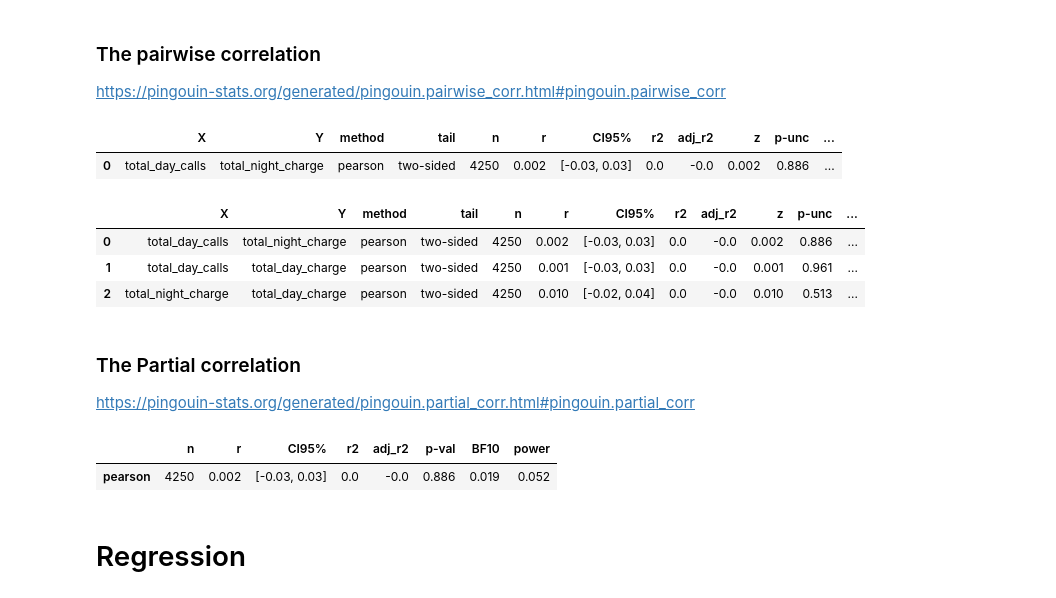
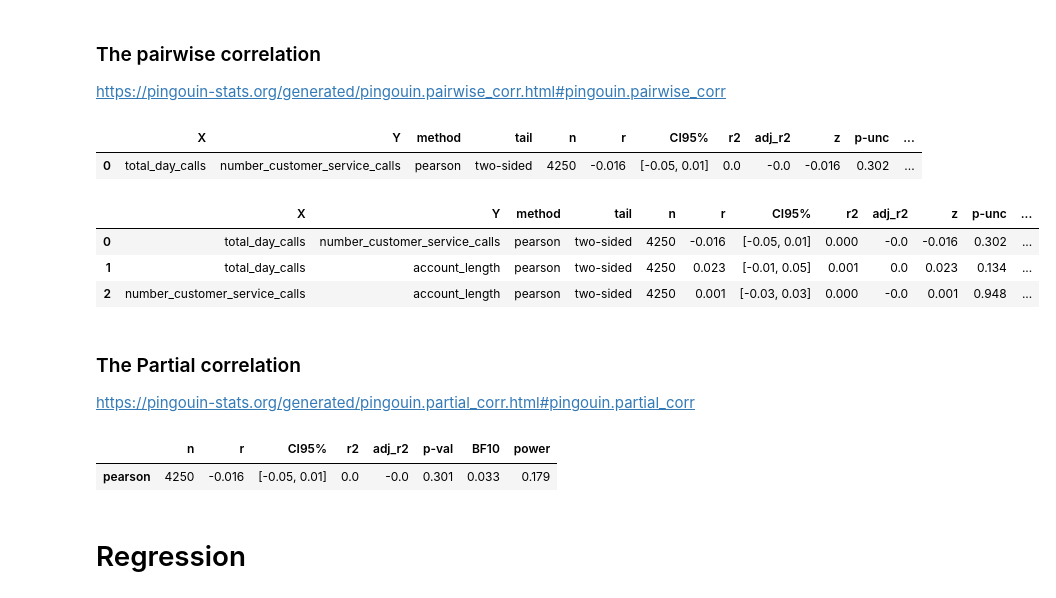
Before and after one commit to Yvonnechengnyu/NYU_Integrated_Marketing, a Jupyter notebook: “Predicting_Customer_Churn_ipynb”的副本.ipynb, the cells around one changed output. Cells and saved outputs as stored; diff of their text form; code cells hidden in the pictures.

```diff
--- a/“Predicting_Customer_Churn_ipynb”的副本.ipynb
+++ b/“Predicting_Customer_Churn_ipynb”的副本.ipynb
@@ -54,30 +54,30 @@ import pingouin as pg
 ### The pairwise correlation
 https://pingouin-stats.org/generated/pingouin.pairwise_corr.html#pingouin.pairwise_corr
 # %%
-pg.pairwise_corr(df,columns=['total_day_calls', 'total_night_charge'], method='pearson').round(3)
+pg.pairwise_corr(df,columns=['total_day_calls', 'number_customer_service_calls'], method='pearson').round(3)
 # %% [output]
 |  | X | Y | method | tail | n | r | CI95% | r2 | adj_r2 | z | p-unc | ... |
-| 0 | total_day_calls | total_night_charge | pearson | two-sided | 4250 | 0.002 | [-0.03, 0.03] | 0.0 | -0.0 | 0.002 | 0.886 | ... |
+| 0 | total_day_calls | number_customer_service_calls | pearson | two-sided | 4250 | -0.016 | [-0.05, 0.01] | 0.0 | -0.0 | -0.016 | 0.302 | ... |
 # %%
-pg.pairwise_corr(df,columns=['total_day_calls', 'total_night_charge','total_day_charge'], method='pearson').round(3)
+pg.pairwise_corr(df,columns=['total_day_calls', 'number_customer_service_calls','account_length'], method='pearson').round(3)
 # %% [output]
 |  | X | Y | method | tail | n | r | CI95% | r2 | adj_r2 | z | p-unc | ... |
-| 0 | total_day_calls | total_night_charge | pearson | two-sided | 4250 | 0.002 | [-0.03, 0.03] | 0.0 | -0.0 | 0.002 | 0.886 | ... |
-| 1 | total_day_calls | total_day_charge | pearson | two-sided | 4250 | 0.001 | [-0.03, 0.03] | 0.0 | -0.0 | 0.001 | 0.961 | ... |
-| 2 | total_night_charge | total_day_charge | pearson | two-sided | 4250 | 0.010 | [-0.02, 0.04] | 0.0 | -0.0 | 0.010 | 0.513 | ... |
+| 0 | total_day_calls | number_customer_service_calls | pearson | two-sided | 4250 | -0.016 | [-0.05, 0.01] | 0.000 | -0.0 | -0.016 | 0.302 | ... |
+| 1 | total_day_calls | account_length | pearson | two-sided | 4250 | 0.023 | [-0.01, 0.05] | 0.001 | 0.0 | 0.023 | 0.134 | ... |
+| 2 | number_customer_service_calls | account_length | pearson | two-sided | 4250 | 0.001 | [-0.03, 0.03] | 0.000 | -0.0 | 0.001 | 0.948 | ... |
 # %% [markdown]
 ### The Partial correlation
 https://pingouin-stats.org/generated/pingouin.partial_corr.html#pingouin.partial_corr
 # %%
-# Partial correlation of total_day_calls and total_night_charge controlling for total_day_charge
+# Partial correlation of total_day_calls and number_customer_service_calls controlling for account_length
 x='total_day_calls'
-y='total_night_charge'
-control='total_day_charge'
+y='number_customer_service_calls'
+control='account_length'
 pg.partial_corr(data=df, x=x, y=y, covar=control,
                 method='pearson').round(3)
 # %% [output]
 |  | n | r | CI95% | r2 | adj_r2 | p-val | BF10 | power |
-| pearson | 4250 | 0.002 | [-0.03, 0.03] | 0.0 | -0.0 | 0.886 | 0.019 | 0.052 |
+| pearson | 4250 | -0.016 | [-0.05, 0.01] | 0.0 | -0.0 | 0.301 | 0.033 | 0.179 |
 # %% [markdown]
 # Regression
 # %% [markdown]
```
Also changed, not shown: parts of 26 cells of this notebook.
